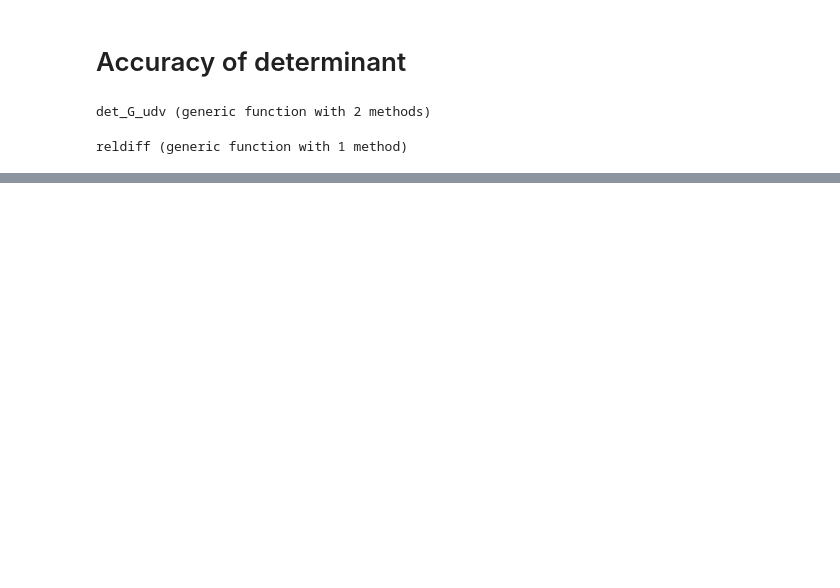
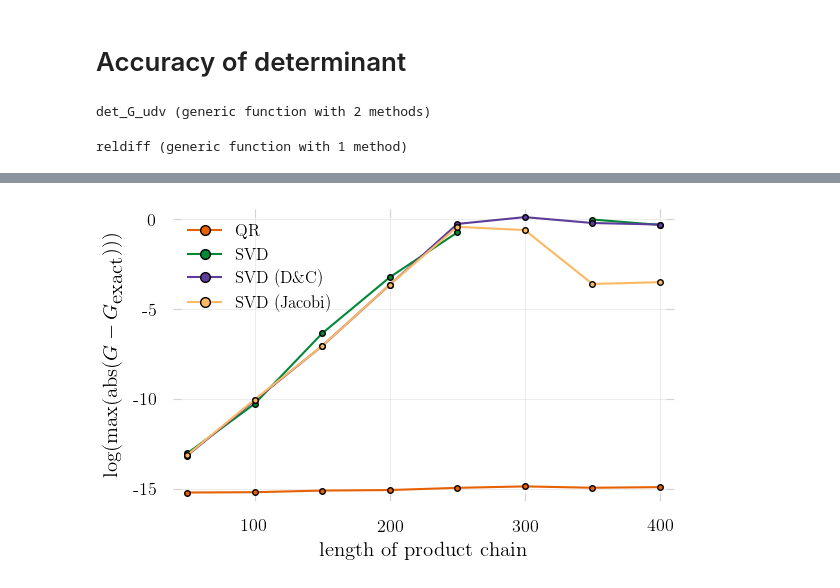
Before and after one commit to carstenbauer/StableDQMC.jl, a Jupyter notebook: notebooks/accuracy.ipynb, the cells around one changed output, grey strips where cells are left out. Saved outputs shown, nothing was run; the diff lists cells and outputs as text; code cells hidden in the pictures; blank space fills up the shorter version.

```diff
--- a/notebooks/accuracy.ipynb
+++ b/notebooks/accuracy.ipynb
@@ -315,2 +360,0 @@ heatmap(Float64.(G_genericsvd))
-# %%
-G_gesdd = StableDQMC.inv_one_plus_udv(U_gesdd, D_gesdd, X_gesdd)
@@ -327,2 +360,0 @@ G_gesdd = StableDQMC.inv_one_plus_udv(U_gesdd, D_gesdd, X_gesdd)
-# %%
-G_gesvd = StableDQMC.inv_one_plus_udv(U_gesvd, D_gesvd, X_gesvd)
@@ -339,2 +360,0 @@ G_gesvd = StableDQMC.inv_one_plus_udv(U_gesvd, D_gesvd, X_gesvd)
-# %%
-G_gesvj = StableDQMC.inv_one_plus_udv(U_gesvj, D_gesvj, X_gesvj)
@@ -428,0 +483,2 @@ absdiff(det_gesvj, det_exact) = 1.1889032147090214975453230784500226645813898755
+# %%
+Δs_qr, Δs_gesvd, Δs_gesdd, Δs_gesvj = accuracy_greens(B);
@@ -428,0 +502,13 @@ absdiff(det_gesvj, det_exact) = 1.1889032147090214975453230784500226645813898755
+# %%
+betas = collect(keys(Δs_qr)) .* 10
+p = plot(betas, log.(10, values(Δs_qr)), color="#E66101", marker=:dot, label="QR")
+plot!(betas, log.(10, values(Δs_gesvd)), color="#008837", marker=:dot, label="SVD")
+plot!(betas, log.(10, values(Δs_gesdd)), color="#5E3C99", marker=:dot, label="SVD (D\\&C)")
+plot!(betas, log.(10, values(Δs_gesvj)), color="#FDB863", marker=:dot, label="SVD (Jacobi)")
+
+xlabel!("length of product chain")
+ylabel!(L"\log(\textrm{max}(\textrm{abs}(G - G_{\textrm{exact}})))")
+# ylims!(0., 1e-3)
+savefig("accuracy_greens_svd_regularinv.pdf")
+# %% [output]
+[figure, added]
```
Also changed, not shown: parts of 41 cells of this notebook, 10 other files.
